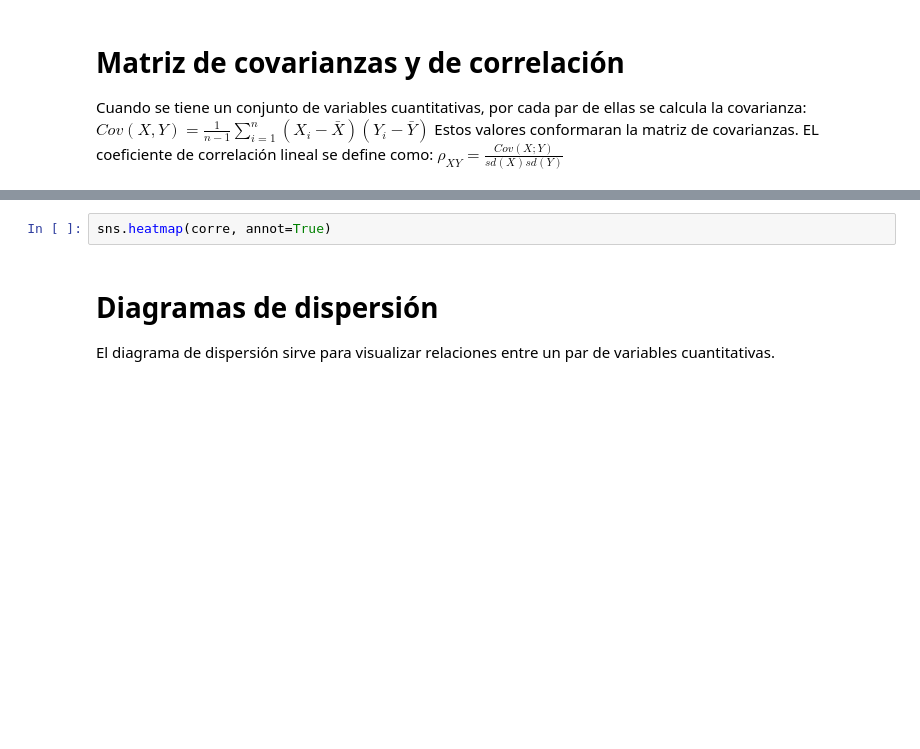
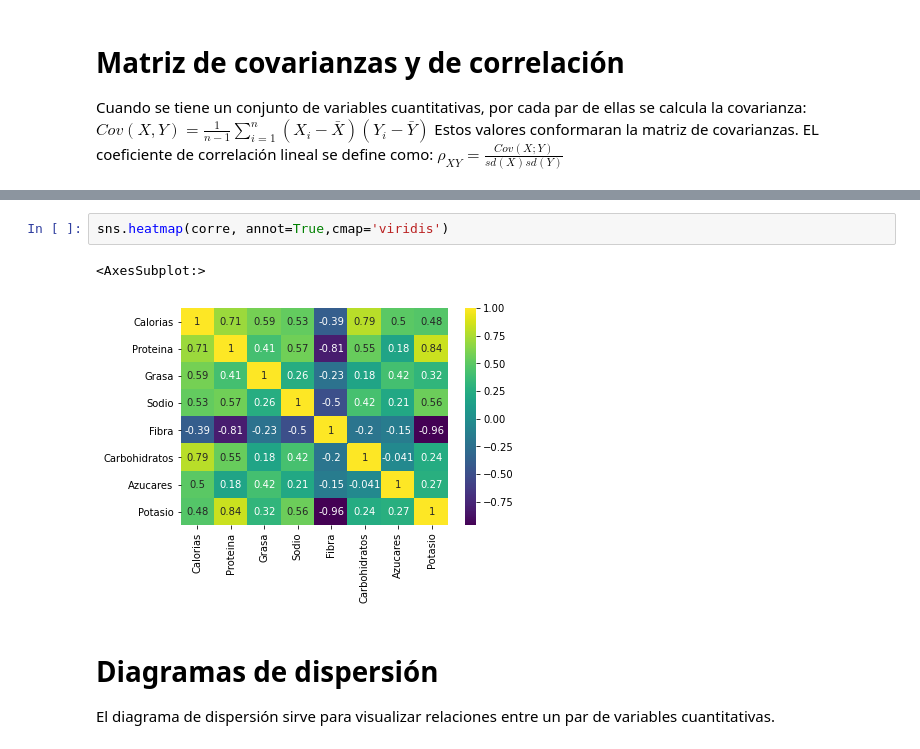
Before and after one commit to madcentral/metodosestadisticos, a Jupyter notebook: cuadernos/1_IntroduccionMultivariado.ipynb, the cells around one changed output, grey strips where cells are left out. Drawn from its saved outputs; the diff is of its cells as text; blank space fills up the shorter version.

```diff
--- a/cuadernos/1_IntroduccionMultivariado.ipynb
+++ b/cuadernos/1_IntroduccionMultivariado.ipynb
@@ -43,5 +71,8 @@ sns.heatmap(corre)
 # %%
-sns.heatmap(corre, annot=True)
+sns.heatmap(corre, annot=True,cmap='viridis')
+# %% [output]
+<AxesSubplot:>
+[figure, added]
 # %% [markdown]
 # Diagramas de dispersión
 El diagrama de dispersión sirve para visualizar relaciones entre un par de variables cuantitativas.
```
Also changed, not shown: parts of 10 cells of this notebook, 4 other files.
